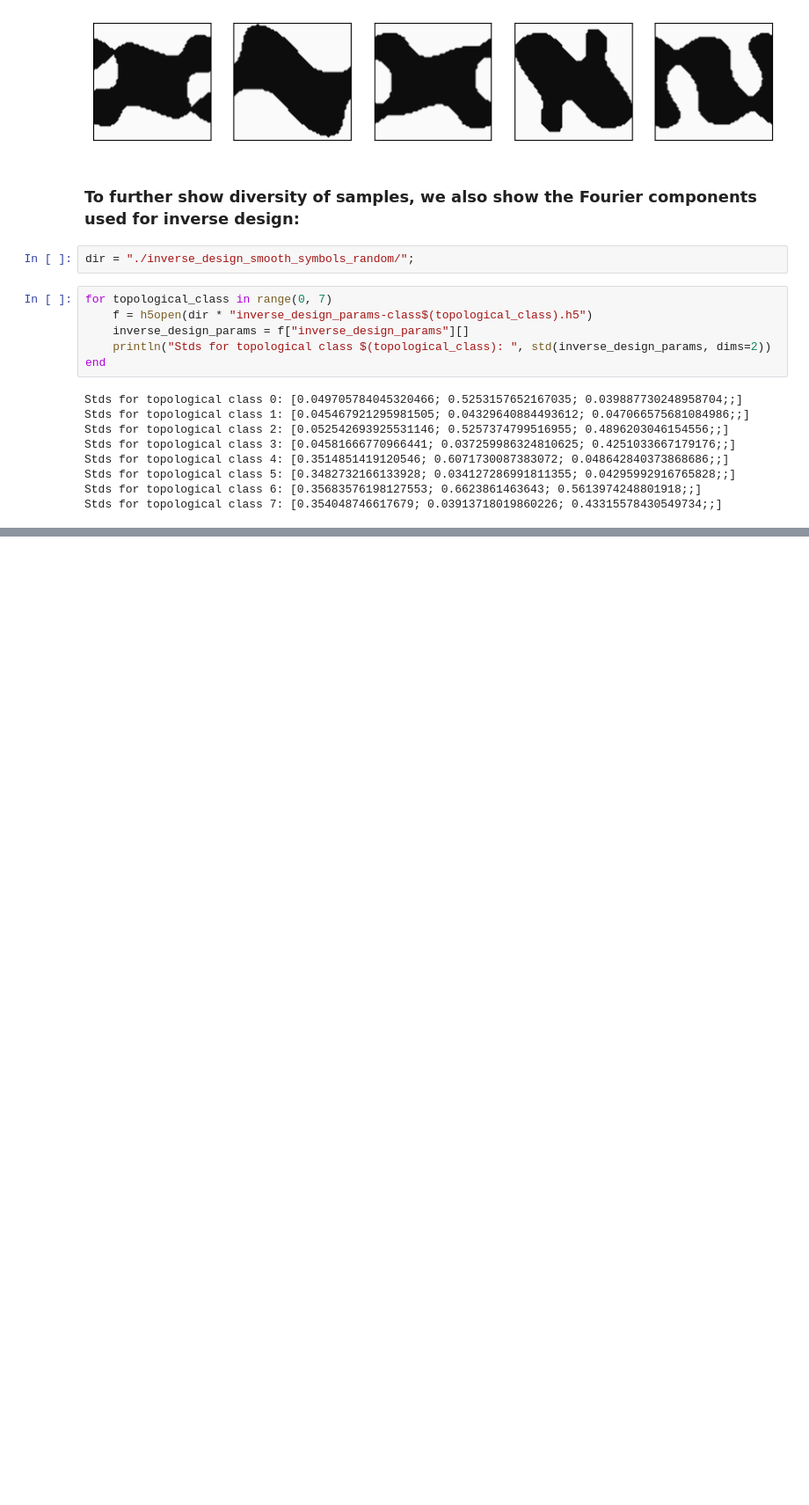
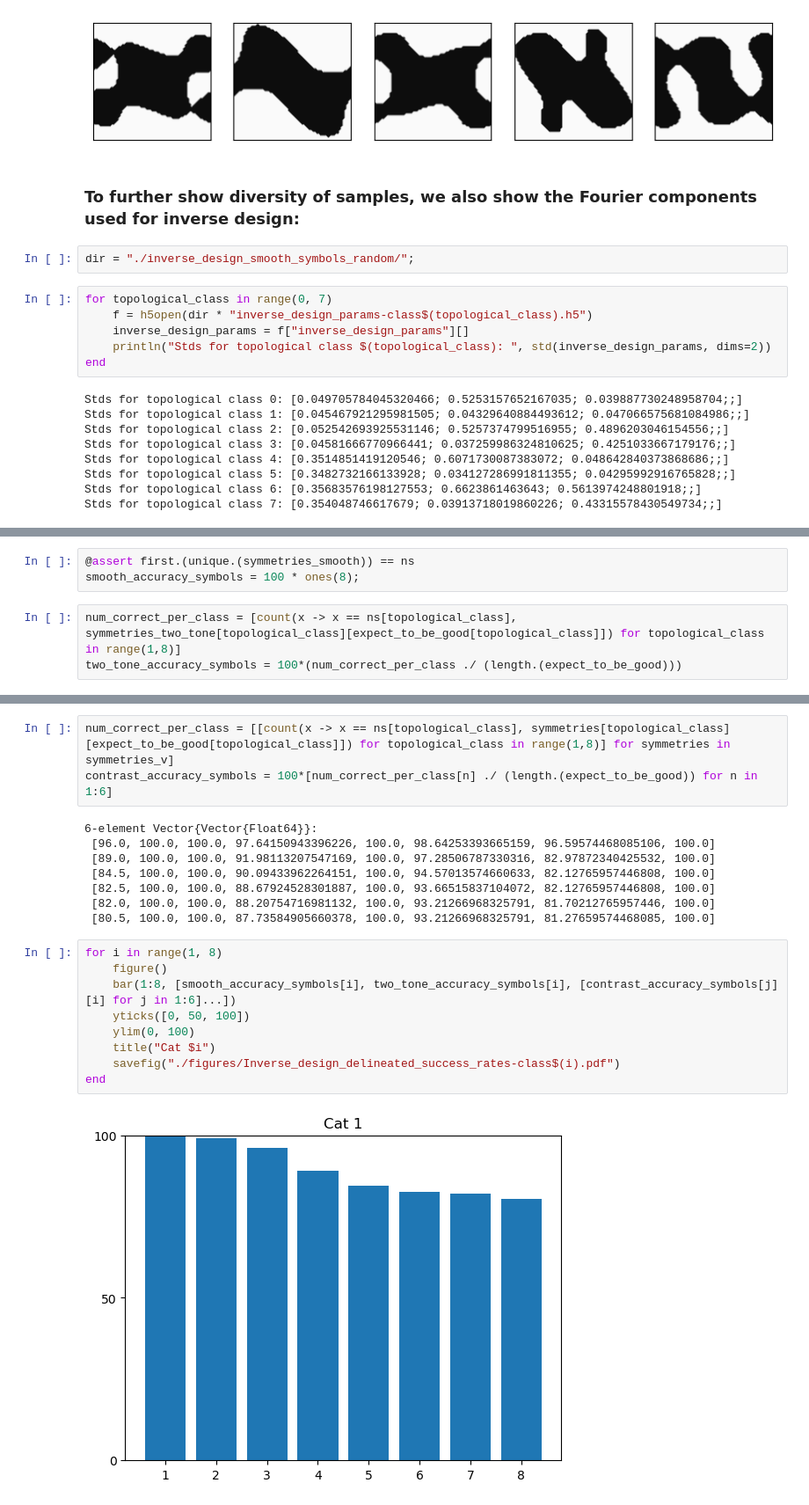
Before and after one commit to AliGhorashiCMT/Sparse-networks-for-topological-photonics, a Jupyter notebook: rectangular_lattices/Inverse design examples and success rates.ipynb, the cells around one changed output, grey strips where cells are left out. Shown at 88% size. Drawn from its saved outputs; the diff is of its cells as text; blank space fills up the shorter version.

Commit message:
all inverse design success rates

```diff
--- a/rectangular_lattices/Inverse design examples and success rates.ipynb
+++ b/rectangular_lattices/Inverse design examples and success rates.ipynb
@@ -150,0 +153,6 @@ Stds for topological class 7: [0.354048746617679; 0.03913718019860226; 0.4331557
+# %%
+@assert first.(unique.(symmetries_smooth)) == ns
+smooth_accuracy_symbols = 100 * ones(8);
+# %%
+num_correct_per_class = [count(x -> x == ns[topological_class], symmetries_two_tone[topological_class][expect_to_be_good[topological_class]]) for topological_class in range(1,8)]
+two_tone_accuracy_symbols = 100*(num_correct_per_class ./ (length.(expect_to_be_good)))
@@ -150,0 +169,22 @@ Stds for topological class 7: [0.354048746617679; 0.03913718019860226; 0.4331557
+# %%
+num_correct_per_class = [[count(x -> x == ns[topological_class], symmetries[topological_class][expect_to_be_good[topological_class]]) for topological_class in range(1,8)] for symmetries in symmetries_v]
+contrast_accuracy_symbols = 100*[num_correct_per_class[n] ./ (length.(expect_to_be_good)) for n in 1:6]
+# %% [output]
+6-element Vector{Vector{Float64}}:
+ [96.0, 100.0, 100.0, 97.64150943396226, 100.0, 98.64253393665159, 96.59574468085106, 100.0]
+ [89.0, 100.0, 100.0, 91.98113207547169, 100.0, 97.28506787330316, 82.97872340425532, 100.0]
+ [84.5, 100.0, 100.0, 90.09433962264151, 100.0, 94.57013574660633, 82.12765957446808, 100.0]
+ [82.5, 100.0, 100.0, 88.67924528301887, 100.0, 93.66515837104072, 82.12765957446808, 100.0]
+ [82.0, 100.0, 100.0, 88.20754716981132, 100.0, 93.21266968325791, 81.70212765957446, 100.0]
+ [80.5, 100.0, 100.0, 87.73584905660378, 100.0, 93.21266968325791, 81.27659574468085, 100.0]
+# %%
+for i in range(1, 8)
+    figure()
+    bar(1:8, [smooth_accuracy_symbols[i], two_tone_accuracy_symbols[i], [contrast_accuracy_symbols[j][i] for j in 1:6]...])
+    yticks([0, 50, 100])
+    ylim(0, 100)
+    title("Cat $i")
+    savefig("./figures/Inverse_design_delineated_success_rates-class$(i).pdf")
+end
+# %% [output]
+[figure, added]
```
Also changed, not shown: parts of 3 cells of this notebook.
